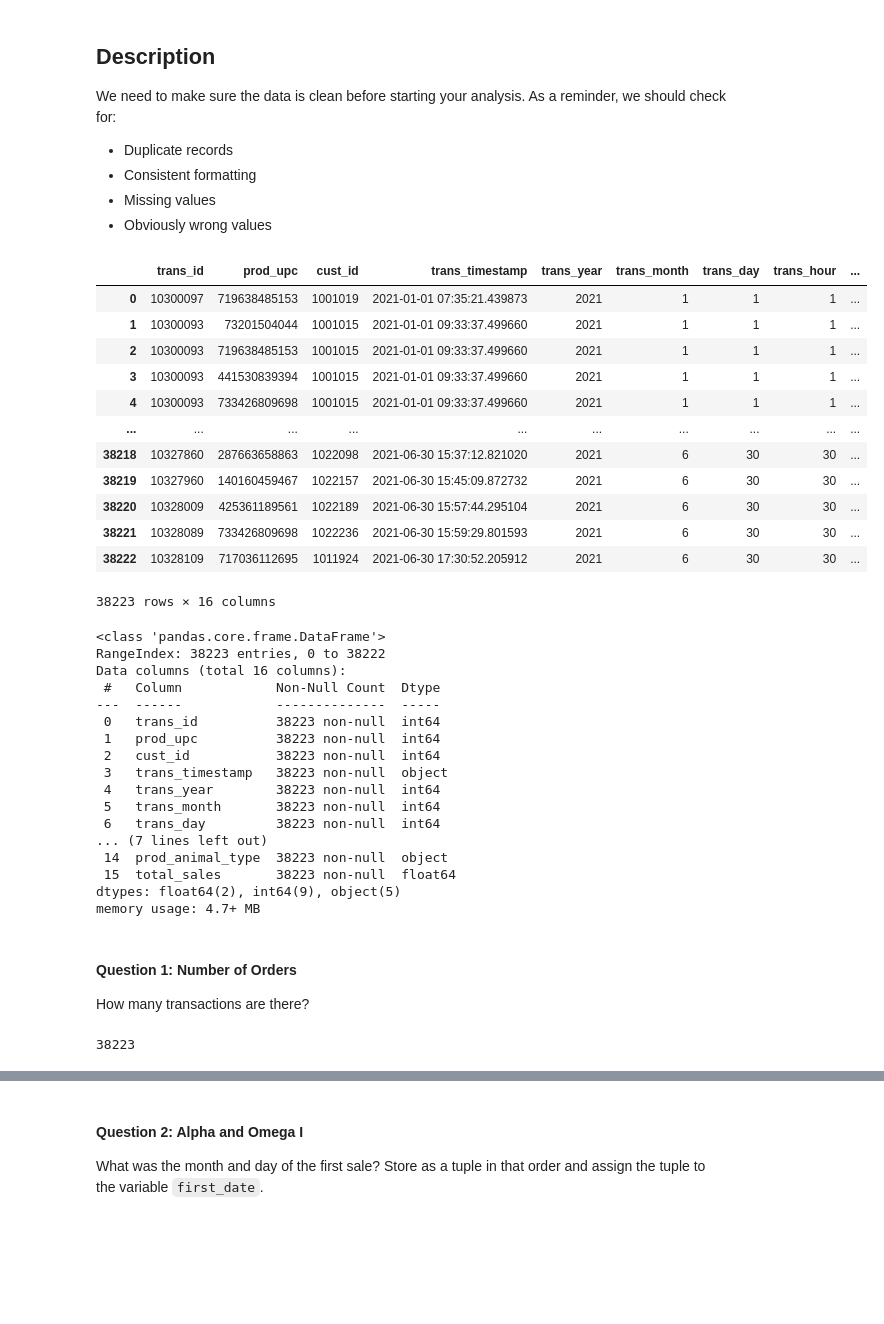
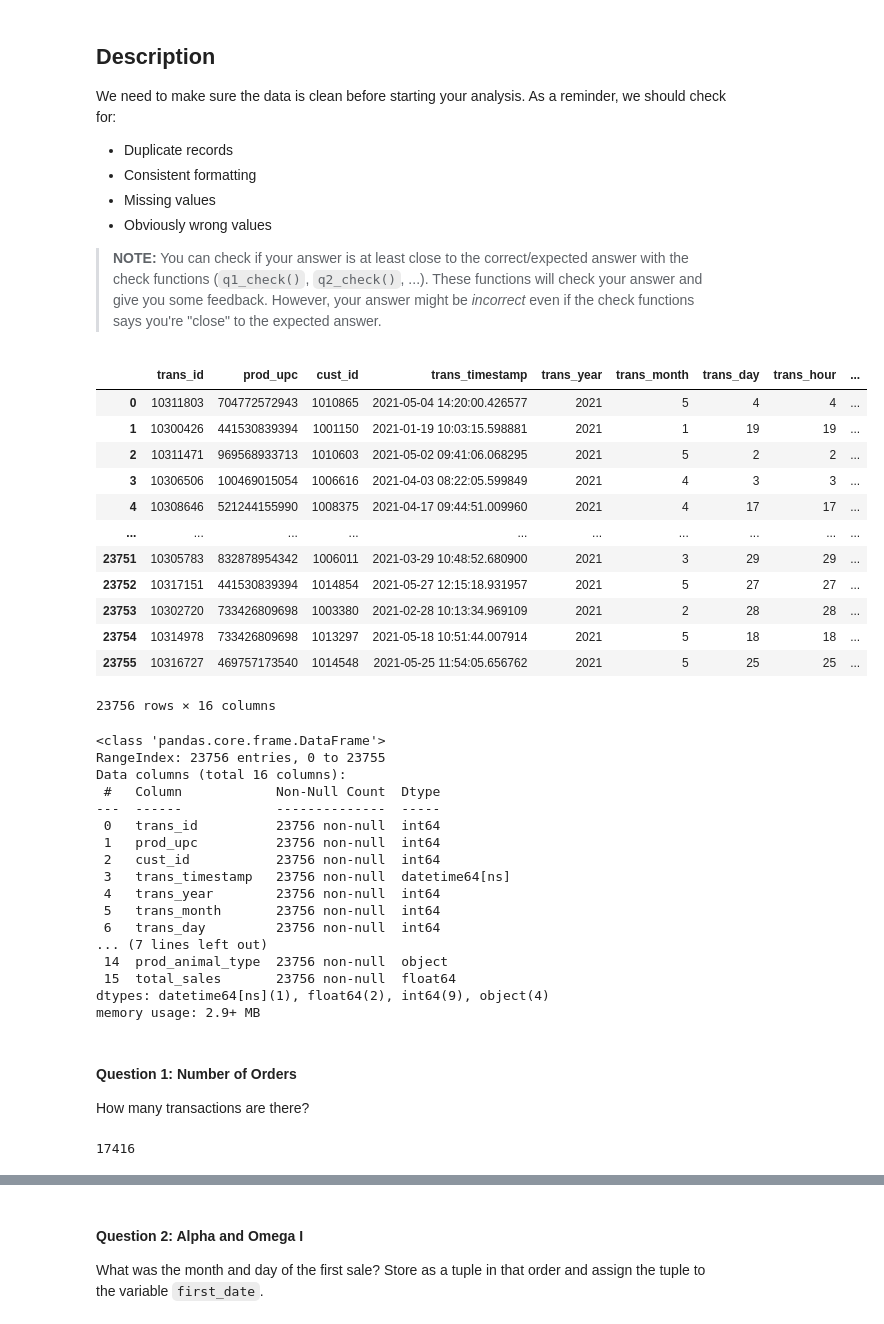
Before and after one commit to dennislamcv1/MetaMarketingAnalytics, a Jupyter notebook: Introduction to Data Analytics/Explore.ipynb, the cells around one changed output, grey strips where cells are left out. Cells and saved outputs as stored; diff of their text form; code cells hidden in the pictures; blank space fills up the shorter version.

```diff
--- a/Introduction to Data Analytics/Explore.ipynb
+++ b/Introduction to Data Analytics/Explore.ipynb
@@ -13,6 +13,8 @@ We need to make sure the data is clean before starting your analysis. As a remin
 - Consistent formatting
 - Missing values
 - Obviously wrong values
+
+> **NOTE:** You can check if your answer is at least close to the correct/expected answer with the check functions (`q1_check()`, `q2_check()`, ...). These functions will check your answer and give you some feedback. However, your answer might be _incorrect_ even if the check functions says you're "close" to the expected answer.
 # %%
 import pandas as pd
 import numpy as np
@@ -20,50 +25,51 @@ import matplotlib.pyplot as plt
 # %%
-df_cleaned = pd.read_csv('data/inu_neko_orderline_clean.csv')
+df_cleaned = pd.read_csv('data/inu_neko_orderline_cleaned.csv', parse_dates=["trans_timestamp"])
 df_cleaned
 # %% [output]
 |  | trans_id | prod_upc | cust_id | trans_timestamp | trans_year | trans_month | trans_day | trans_hour | ... |
-| 0 | 10300097 | 719638485153 | 1001019 | 2021-01-01 07:35:21.439873 | 2021 | 1 | 1 | 1 | ... |
-| 1 | 10300093 | 73201504044 | 1001015 | 2021-01-01 09:33:37.499660 | 2021 | 1 | 1 | 1 | ... |
-| 2 | 10300093 | 719638485153 | 1001015 | 2021-01-01 09:33:37.499660 | 2021 | 1 | 1 | 1 | ... |
-| 3 | 10300093 | 441530839394 | 1001015 | 2021-01-01 09:33:37.499660 | 2021 | 1 | 1 | 1 | ... |
-| 4 | 10300093 | 733426809698 | 1001015 | 2021-01-01 09:33:37.499660 | 2021 | 1 | 1 | 1 | ... |
+| 0 | 10311803 | 704772572943 | 1010865 | 2021-05-04 14:20:00.426577 | 2021 | 5 | 4 | 4 | ... |
+| 1 | 10300426 | 441530839394 | 1001150 | 2021-01-19 10:03:15.598881 | 2021 | 1 | 19 | 19 | ... |
+| 2 | 10311471 | 969568933713 | 1010603 | 2021-05-02 09:41:06.068295 | 2021 | 5 | 2 | 2 | ... |
+| 3 | 10306506 | 100469015054 | 1006616 | 2021-04-03 08:22:05.599849 | 2021 | 4 | 3 | 3 | ... |
+| 4 | 10308646 | 521244155990 | 1008375 | 2021-04-17 09:44:51.009960 | 2021 | 4 | 17 | 17 | ... |
 | ... | ... | ... | ... | ... | ... | ... | ... | ... | ... |
-| 38218 | 10327860 | 287663658863 | 1022098 | 2021-06-30 15:37:12.821020 | 2021 | 6 | 30 | 30 | ... |
-| 38219 | 10327960 | 140160459467 | 1022157 | 2021-06-30 15:45:09.872732 | 2021 | 6 | 30 | 30 | ... |
-| 38220 | 10328009 | 425361189561 | 1022189 | 2021-06-30 15:57:44.295104 | 2021 | 6 | 30 | 30 | ... |
-| 38221 | 10328089 | 733426809698 | 1022236 | 2021-06-30 15:59:29.801593 | 2021 | 6 | 30 | 30 | ... |
-| 38222 | 10328109 | 717036112695 | 1011924 | 2021-06-30 17:30:52.205912 | 2021 | 6 | 30 | 30 | ... |
+| 23751 | 10305783 | 832878954342 | 1006011 | 2021-03-29 10:48:52.680900 | 2021 | 3 | 29 | 29 | ... |
+| 23752 | 10317151 | 441530839394 | 1014854 | 2021-05-27 12:15:18.931957 | 2021 | 5 | 27 | 27 | ... |
+| 23753 | 10302720 | 733426809698 | 1003380 | 2021-02-28 10:13:34.969109 | 2021 | 2 | 28 | 28 | ... |
+| 23754 | 10314978 | 733426809698 | 1013297 | 2021-05-18 10:51:44.007914 | 2021 | 5 | 18 | 18 | ... |
+| 23755 | 10316727 | 469757173540 | 1014548 | 2021-05-25 11:54:05.656762 | 2021 | 5 | 25 | 25 | ... |
-38223 rows × 16 columns
+23756 rows × 16 columns
 # %%
 df_cleaned.info()
 # %% [output]
 <class 'pandas.core.frame.DataFrame'>
-RangeIndex: 38223 entries, 0 to 38222
+RangeIndex: 23756 entries, 0 to 23755
 Data columns (total 16 columns):
  #   Column            Non-Null Count  Dtype
 ---  ------            --------------  -----
- 0   trans_id          38223 non-null  int64
- 1   prod_upc          38223 non-null  int64
- 2   cust_id           38223 non-null  int64
- 3   trans_timestamp   38223 non-null  object
- 4   trans_year        38223 non-null  int64
- 5   trans_month       38223 non-null  int64
- 6   trans_day         38223 non-null  int64
+ 0   trans_id          23756 non-null  int64
+ 1   prod_upc          23756 non-null  int64
+ 2   cust_id           23756 non-null  int64
+ 3   trans_timestamp   23756 non-null  datetime64[ns]
+ 4   trans_year        23756 non-null  int64
+ 5   trans_month       23756 non-null  int64
+ 6   trans_day         23756 non-null  int64
 ... (7 lines left out)
- 14  prod_animal_type  38223 non-null  object
- 15  total_sales       38223 non-null  float64
-dtypes: float64(2), int64(9), object(5)
-memory usage: 4.7+ MB
+ 14  prod_animal_type  23756 non-null  object
+ 15  total_sales       23756 non-null  float64
+dtypes: datetime64[ns](1), float64(2), int64(9), object(4)
+memory usage: 2.9+ MB
 # %% [markdown]
 #### Question 1: Number of Orders
 
 How many transactions are there?
+# %%
+df_cleaned.trans_id.value_counts().count()
+# %% [output]
+17416
 # %%
 # your code here
 
-num_trans = len(df_cleaned)
-num_trans
+num_trans = df_cleaned.trans_id.value_counts().count()
-# %% [output]
-38223
 # %%
 # Q1 Test Cases
```
Also changed, not shown: parts of 76 cells of this notebook, 2 other files.
